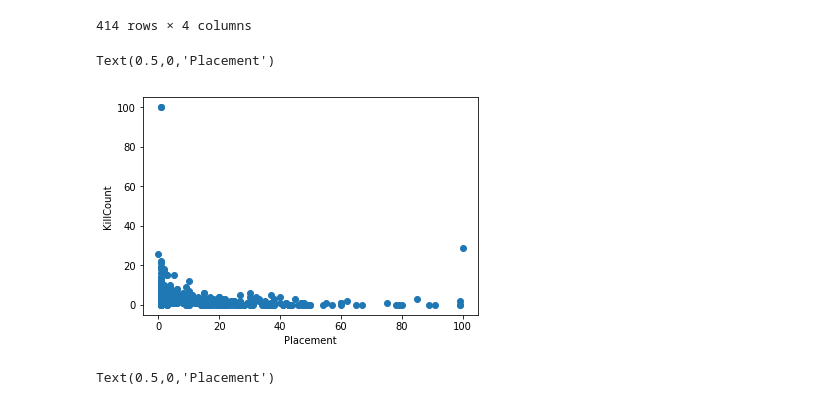
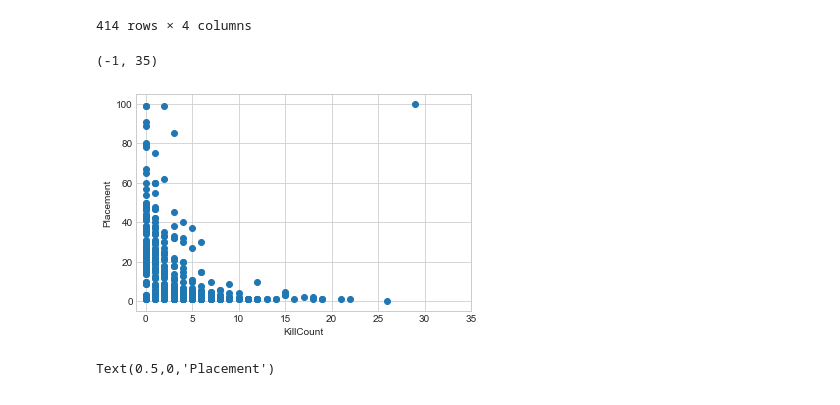
Before and after one commit to Justin1st/Fortnite_Heatmap, a Jupyter notebook: CombinedData Analysis.ipynb, the cells around one changed output. Saved outputs shown, nothing was run; the diff lists cells and outputs as text; code cells hidden in the pictures.

```diff
--- a/CombinedData Analysis.ipynb
+++ b/CombinedData Analysis.ipynb
@@ -51,12 +53,13 @@ df
 # %%
 import seaborn as sns
 
-plt.scatter(df.iloc[:,2], df.iloc[:,3])
-plt.ylabel("KillCount")
-plt.xlabel("Placement")
+plt.scatter( df.iloc[:,3],df.iloc[:,2])
+plt.xlabel("KillCount")
+plt.ylabel("Placement")
+plt.xlim(-1,35)
 # %% [output]
-Text(0.5,0,'Placement')
+(-1, 35)
-[figure, old version]
+[figure, new version]
 # %%
 plt.scatter(df["Game_mode"], df["Kills"])
 plt.ylabel("KillCount")
```
Also changed, not shown: parts of 5 cells of this notebook.
